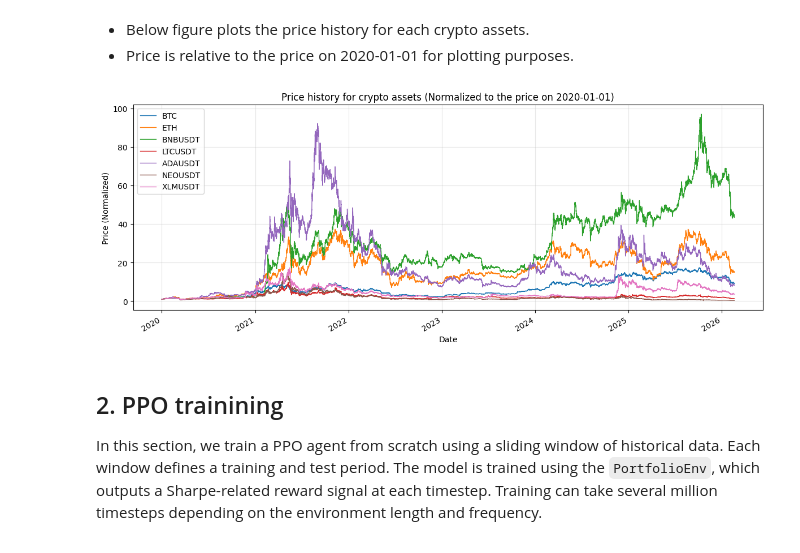
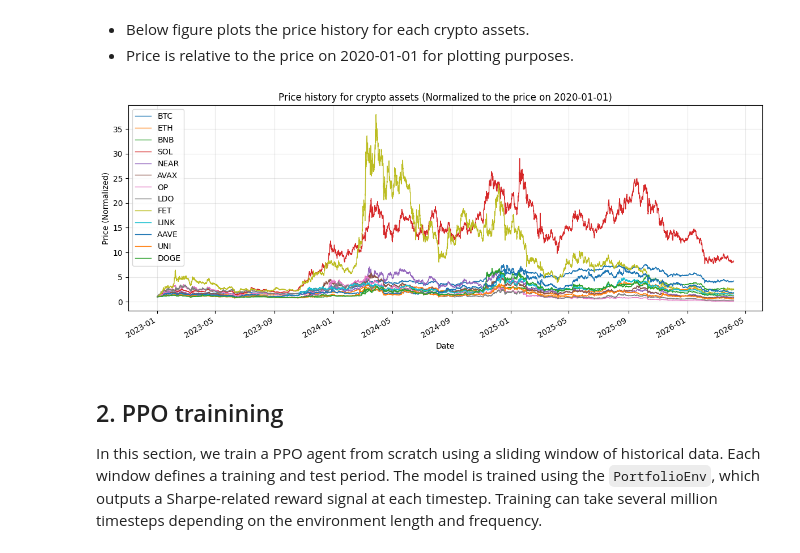
Before and after one commit to yeonjaej/drl-crypto-portfolio, a Jupyter notebook: notebooks/main_analysis.ipynb, the cells around one changed output. Cells and saved outputs as stored; diff of their text form; code cells hidden in the pictures.

```diff
--- a/notebooks/main_analysis.ipynb
+++ b/notebooks/main_analysis.ipynb
@@ -39,7 +41,7 @@ from drl_portfolio.utils import generate_time_windows, plot_ppo_weights_over_tim
 # Set to `False' if you want to Download from Binance.
 # If you already downloaded data before, set to `True'.
 
-cryp_data_downloaded = True
+cryp_data_downloaded = False
 # %% [markdown]
 ### 1.1. Download and save the crypto data from Binance
 
@@ -93,3 +134,13 @@ else:
 ### 1.2. Data validation
 
 - Let's see if the price data looks as expected.
+# %%
+nan_cols = price_df.isna().sum()
+nan_cols = nan_cols[nan_cols > 0].sort_values(ascending=False)
+
+if len(nan_cols) == 0:
+    print("No NaN columns in price_df")
+else:
+    print("NaN counts per column:")
+    print(nan_cols)
+    print("Columns with any NaN:", nan_cols.index.tolist())
@@ -96,3 +149,5 @@ else:
+# %%
+price_df = price_df.drop(columns = nan_cols.index.tolist())
 # %%
 # Check the date, columns, values
 print("========= Checking the first 5 rows =========")
@@ -123,25 +178,29 @@ date
 # %%
 plt.figure(figsize=(12, 5))
 
-plt.plot(price_df['BTCUSDT']/price_df['BTCUSDT'].iloc[0], label="BTC", linewidth=1)
-plt.plot(price_df['ETHUSDT']/price_df['ETHUSDT'].iloc[0], label="ETH", linewidth=1)
-plt.plot(price_df['BNBUSDT']/price_df['BNBUSDT'].iloc[0], label="BNBUSDT", linewidth=1)
-plt.plot(price_df['LTCUSDT']/price_df['LTCUSDT'].iloc[0], label="LTCUSDT", linewidth=1)
-plt.plot(price_df['ADAUSDT']/price_df['ADAUSDT'].iloc[0], label="ADAUSDT", linewidth=1)
-plt.plot(price_df['NEOUSDT']/price_df['NEOUSDT'].iloc[0], label="NEOUSDT", linewidth=1)
-plt.plot(price_df['XLMUSDT']/price_df['XLMUSDT'].iloc[0], label="XLMUSDT", linewidth=1)
+#plt.plot(price_df['BTCUSDT']/price_df['BTCUSDT'].iloc[0], label="BTC", linewidth=1)
+#plt.plot(price_df['ETHUSDT']/price_df['ETHUSDT'].iloc[0], label="ETH", linewidth=1)
+#plt.plot(price_df['BNBUSDT']/price_df['BNBUSDT'].iloc[0], label="BNBUSDT", linewidth=1)
+#plt.plot(price_df['LTCUSDT']/price_df['LTCUSDT'].iloc[0], label="LTCUSDT", linewidth=1)
+#plt.plot(price_df['ADAUSDT']/price_df['ADAUSDT'].iloc[0], label="ADAUSDT", linewidth=1)
+#plt.plot(price_df['XLMUSDT']/price_df['XLMUSDT'].iloc[0], label="XLMUSDT", linewidth=1)
+
+for s in symbols:
+    if s in price_df.columns:
+        plt.plot(price_df[s] / price_df[s].iloc[0], label=s.replace('USDT', ''), linewidth=1)
+
 
 
 plt.title("Price history for crypto assets (Normalized to the price on 2020-01-01)")
 plt.xlabel("Date")
 plt.ylabel("Price (Normalized)")
 plt.legend()
 plt.grid(True, alpha=0.3)
 plt.tight_layout()
 plt.gcf().autofmt_xdate()
 plt.show()
 # %% [output]
-[figure, old version]
+[figure, new version]
 # %% [markdown]
 ## 2. PPO trainining
 
```
Also changed, not shown: parts of 32 cells of this notebook, 8 other files.
